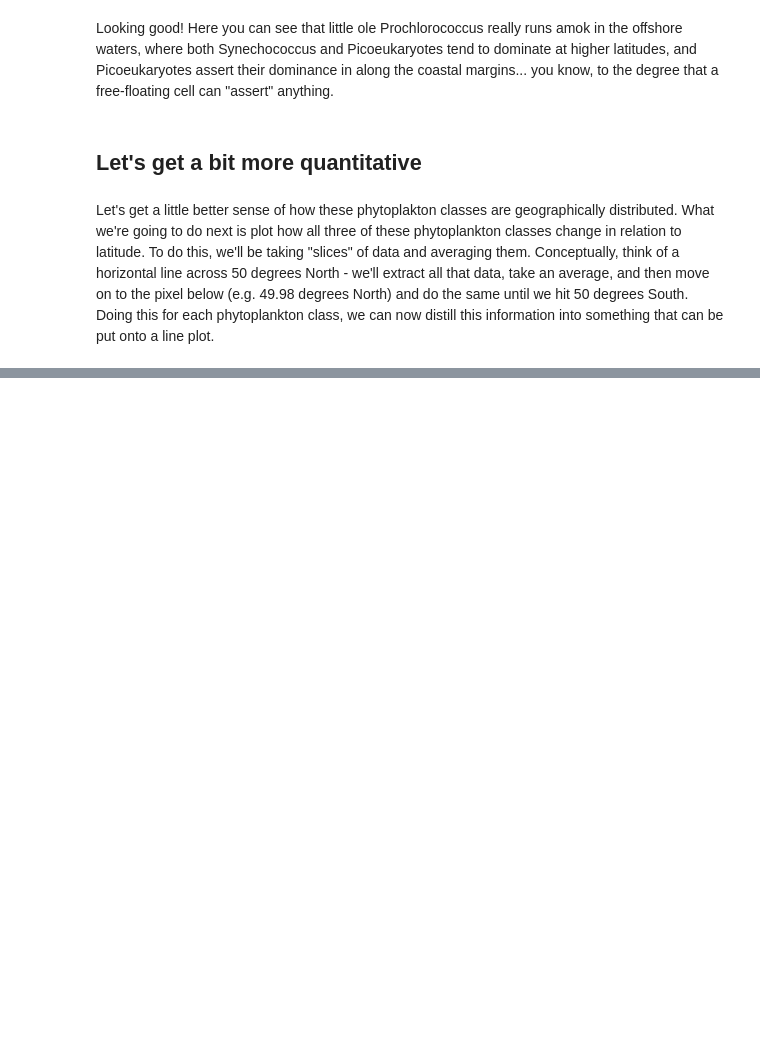
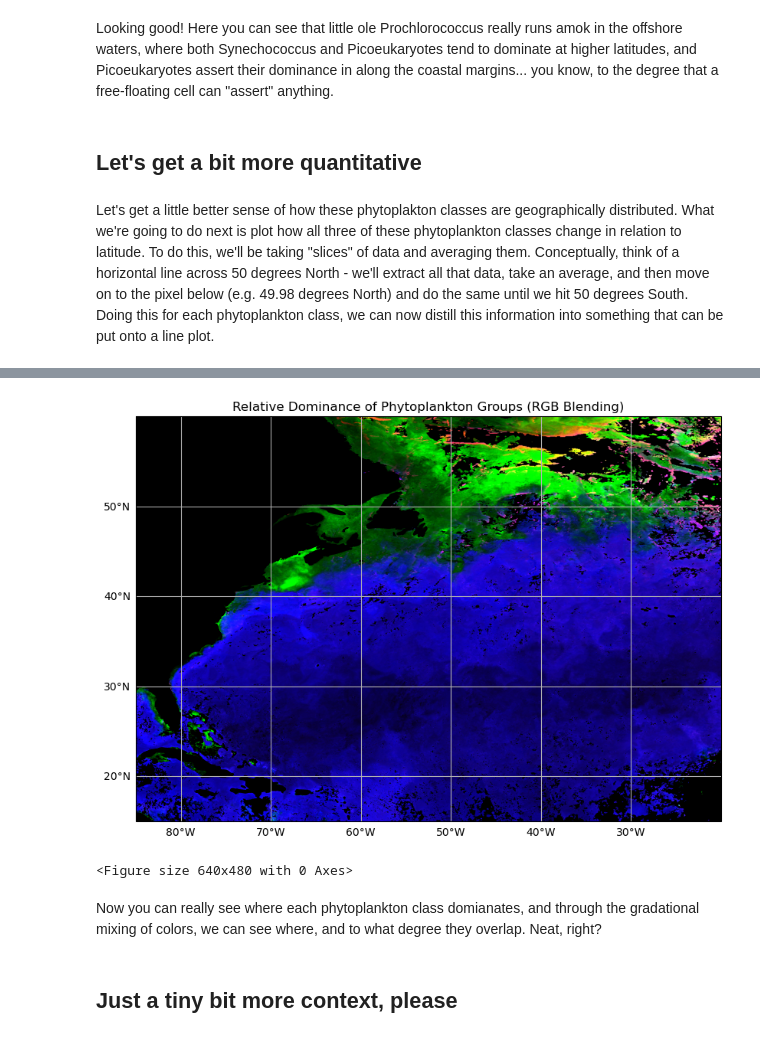
Before and after one commit to nmfs-opensci/EDMW-EarthData-Workshop-2025, a Jupyter notebook: tutorials/test.ipynb, the cells around one changed output, grey strips where cells are left out. Saved outputs shown, nothing was run; the diff lists cells and outputs as text; code cells hidden in the pictures; blank space fills up the shorter version.

```diff
--- a/tutorials/test.ipynb
+++ b/tutorials/test.ipynb
@@ -148,0 +244,46 @@ Let's get a little better sense of how these phytoplakton classes are geographic
+# %%
+import cartopy.crs as ccrs
+import cartopy.feature as cfeature
+
+def robust_normalize(arr):
+    vmin, vmax = np.nanpercentile(arr, [2, 98])
+    return np.clip((arr - vmin) / (vmax - vmin), 0, 1)
+
+pro_norm = robust_normalize(pro_da.values)
+syn_norm = robust_normalize(syn_da.values)
+pico_norm = robust_normalize(pico_da.values)
+
+# Stack into an RGB image (shape: lat x lon x 3)
+rgb_image = np.stack([syn_norm, pico_norm, pro_norm], axis=-1)  # R=Syn, G=Pico, B=Pro
+
+# Set pixels with all zeros (e.g., NaNs) to black
+rgb_image[np.isnan(rgb_image)] = 0
+rgb_image = np.flipud(rgb_image)
+
+# Plot the RGB image
+fig, ax = plt.subplots(figsize=(10, 6), subplot_kw={'projection': ccrs.PlateCarree()})
+ax.set_title("Relative Dominance of Phytoplankton Groups (RGB Blending)")
+ax.coastlines()
+ax.add_feature(cfeature.BORDERS, linewidth=0.3)
+gl = ax.gridlines(draw_labels=True)
+gl.right_labels = gl.top_labels = False
+
+# Use imshow with full extent
+extent = [pro_da.longitude.min(), pro_da.longitude.max(), pro_da.latitude.min(), pro_da.latitude.max()]
+ax.imshow(rgb_image, origin='lower', extent=extent, transform=ccrs.PlateCarree())
+
+# Show only north of the equator
+ax.set_extent([pro_da.longitude.min(), pro_da.longitude.max(), 0, pro_da.latitude.max()], crs=ccrs.PlateCarree())
+ax.set_extent([pro_da.longitude.min(), -20, 15, 60], crs=ccrs.PlateCarree())
+
+plt.tight_layout()
+plt.show()
+plt.tight_layout()
+plt.show()
+# %% [output]
+[figure, added]
+<Figure size 640x480 with 0 Axes>
+# %% [markdown]
+Now you can really see where each phytoplankton class domianates, and through the gradational mixing of colors, we can see where, and to what degree they overlap. Neat, right?
+# %% [markdown]
+## Just a tiny bit more context, please
```
Also changed, not shown: parts of 7 cells of this notebook.
